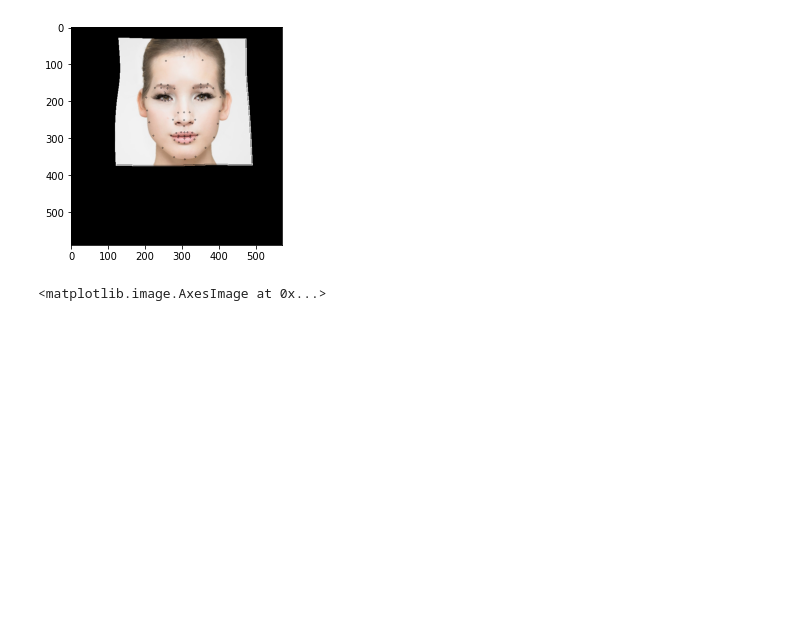
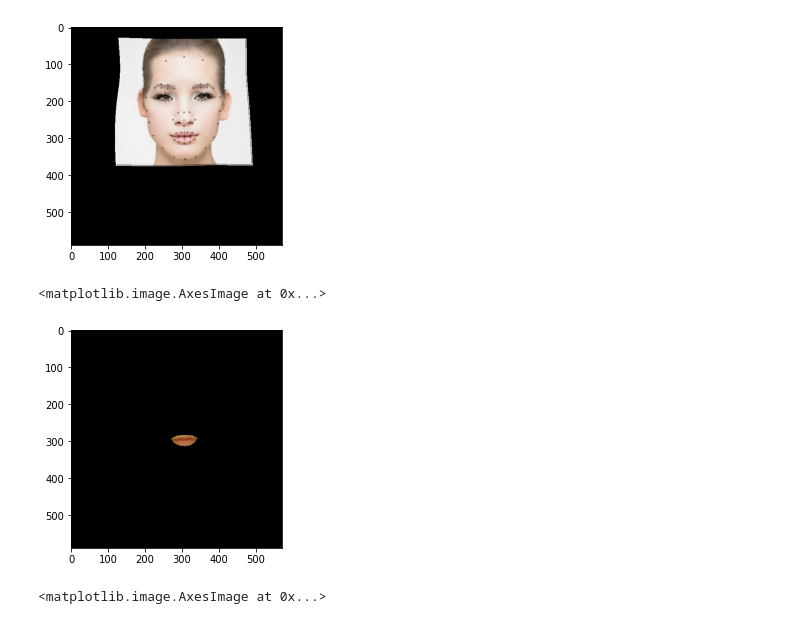
Before and after one commit to shaunak-badani/Digital-Makeup-Face-Generation, a Jupyter notebook: src/Digital Makeup Face Generation.ipynb, the cells around one changed output. Saved outputs shown, nothing was run; the diff lists cells and outputs as text; code cells hidden in the pictures; blank space fills up the shorter version.

```diff
--- a/src/Digital Makeup Face Generation.ipynb
+++ b/src/Digital Makeup Face Generation.ipynb
@@ -371,6 +376,35 @@ def eye_lip_extraction(img,points):
 
   output = cv2.merge((output_r,output_g,output_b))
   return output
+# %%
+def lip_part(image,points,alpha=1):
+    overlay = image.copy()
+    output = image.copy()
+
+    hull3 = cv2.convexHull(np.array(points[59:77]))
+    cv2.drawContours(overlay, [hull3.astype(int)], -1, (0,0,0), -1)
+
+    cv2.addWeighted(overlay, alpha, output, 1 - alpha, 0, output)
+
+    return output
+
+def lip_extraction(img,points):
+  img_r,img_g,img_b = cv2.split(img)
+
+  output_r = lip_part(img_r,points)
+  output_g = lip_part(img_g,points)
+  output_b = lip_part(img_b,points)
+
+  output = cv2.merge((output_r,output_g,output_b))
+  return img - output
+
+ref_lip = lip_extraction(a_disp,points2)
+tar_lip = lip_extraction(target_color,points2)
+
+plt.imshow(tar_lip)
+# %% [output]
+<matplotlib.image.AxesImage at 0x...>
+[figure, added]
 # %%
 ref_w_lip = cv2.cvtColor(eye_lip_extraction(a_disp,points2),cv2.COLOR_RGB2BGR)
 
```
Also changed, not shown: parts of 13 cells of this notebook.
